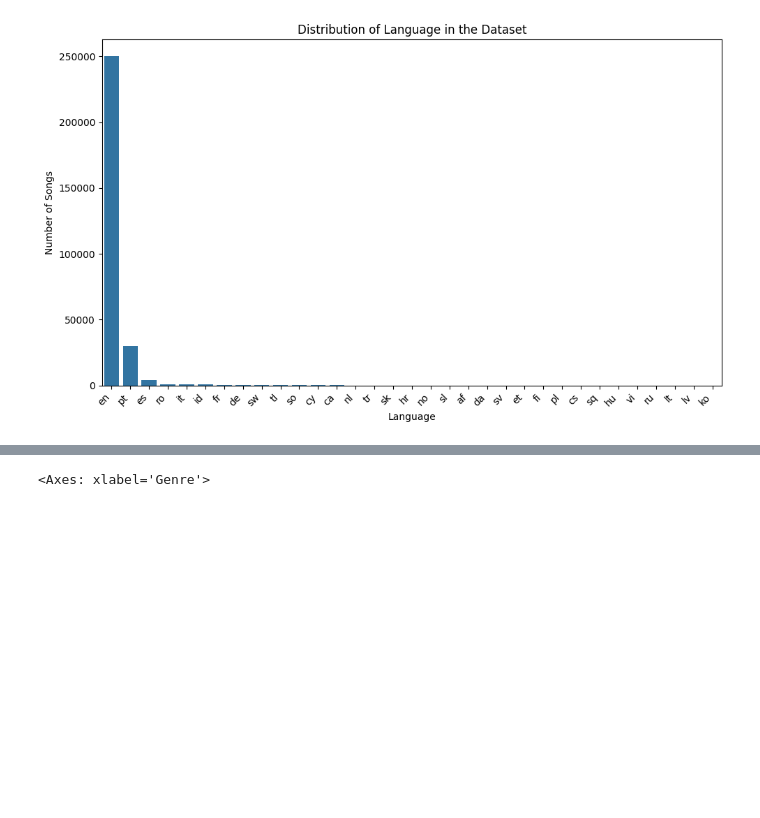
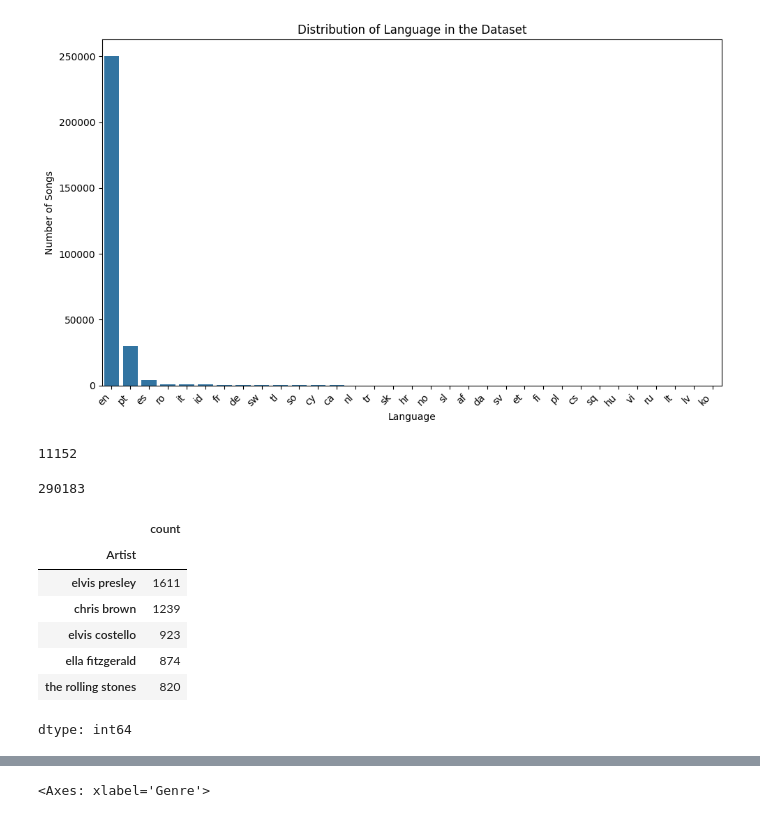
Before and after one commit to neilpelow/Deep-Learning-Models, a Jupyter notebook: notebooks/RNN_Variants.ipynb, the cells around one changed output, grey strips where cells are left out. Drawn from its saved outputs; the diff is of its cells as text; code cells hidden in the pictures; blank space fills up the shorter version.

```diff
--- a/notebooks/RNN_Variants.ipynb
+++ b/notebooks/RNN_Variants.ipynb
@@ -119,3 +119,28 @@ plt.tight_layout()
 plt.show()
 # %% [output]
 [figure]
+# %%
+unique_artists = training_data['Artist'].nunique()
+unique_artists
+# %% [output]
+11152
+# %%
+# prompt: Print total number of songs
+
+print(len(training_data))
+# %% [output]
+290183
+# %%
+# Number of songs per artist
+songs_per_artist = training_data['Artist'].value_counts()
+top_5_artists = songs_per_artist.head(5)
+top_5_artists
+# %% [output]
+|  | count |
+| Artist |  |
+| elvis presley | 1611 |
+| chris brown | 1239 |
+| elvis costello | 923 |
+| ella fitzgerald | 874 |
+| the rolling stones | 820 |
+dtype: int64
```
Also changed, not shown: parts of 11 cells of this notebook.
